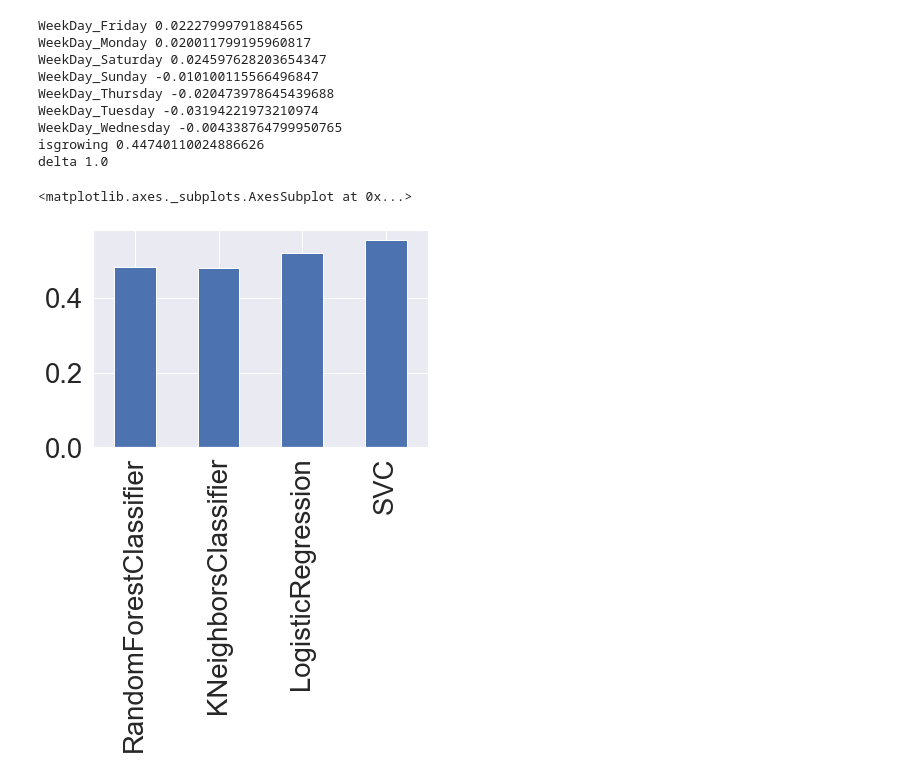
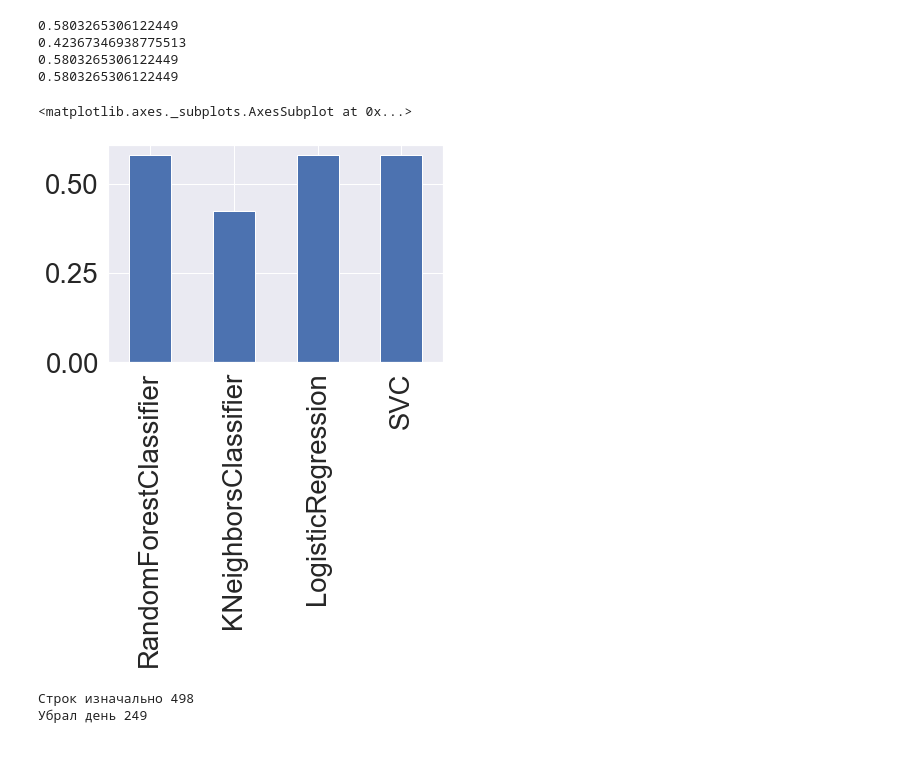
Before and after one commit to mtvlkvk/JupiterNB, a Jupyter notebook: MyAnaconda3.ipynb, the cells around one changed output. Drawn from its saved outputs; the diff is of its cells as text; code cells hidden in the pictures.

```diff
--- a/MyAnaconda3.ipynb
+++ b/MyAnaconda3.ipynb
@@ -92,5 +63,5 @@ sns.heatmap(corr_matrix,annot=True,fmt = ".2f",cbar = True,cmap='PuOr',annot_kws
 # %%
-# Судя по результатам, никакой связи нет. Везде значения меньше 0.1
-# Но может быть в воскресенье, и то цена не падает, а растет. Вроде так???
-for i in corr_matrix:
-    print(i, corr_matrix[i]['isgrowing'])
+# # Судя по результатам, никакой связи нет. Везде значения меньше 0.1
+# # Но может быть в воскресенье, и то цена не падает, а растет. Вроде так???
+# for i in corr_matrix:
+#     print(i, corr_matrix[i]['isgrowing'])
@@ -110,5 +72,5 @@ data_my['delta']=sd['delta']
 # %%
-sns.set(font_scale=2.5)
-plt.figure(figsize=(40,30))
-corr_matrix=data_my.corr()
-sns.heatmap(corr_matrix,annot=True,fmt = ".2f",cbar = True,cmap='PuOr',annot_kws={"size":14})
+# sns.set(font_scale=2.5)
+# plt.figure(figsize=(40,30))
+# corr_matrix=data_my.corr()
+# sns.heatmap(corr_matrix,annot=True,fmt = ".2f",cbar = True,cmap='PuOr',annot_kws={"size":14})
@@ -118,14 +77,4 @@ sns.heatmap(corr_matrix,annot=True,fmt = ".2f",cbar = True,cmap='PuOr',annot_kws
 # %%
-# Похоже что не фига не зависит. Как-то так?
-for i in corr_matrix:
-    print(i, corr_matrix[i]['delta'])
+# # Похоже что не фига не зависит. Как-то так?
+# for i in corr_matrix:
+#     print(i, corr_matrix[i]['delta'])
-# %% [output]
-WeekDay_Friday 0.02227999791884565
-WeekDay_Monday 0.020011799195960817
-WeekDay_Saturday 0.024597628203654347
-WeekDay_Sunday -0.010100115566496847
-WeekDay_Thursday -0.020473978645439688
-WeekDay_Tuesday -0.03194221973210974
-WeekDay_Wednesday -0.004338764799950765
-isgrowing 0.44740110024886626
-delta 1.0
@@ -134,6 +81,8 @@ histohrams = sd.hist(grid=False, figsize=(10, 10), textsize=1)
 # %%
-# СЮДА ДОБАВИЛ СТОЛБЕЦ VOLUME. ИНАЧЕ БЫЛА ОШИБКА ЧТО "ОДНОМЕРРНЫЙ МАССИВ ВО ВХОДНЫХ ДАННЫХ - НЕ КОМИЛЬФО"
-train=sd[['WeekDayNmb','volume']]
+# ДОБАВИЛ НУЛЕВОЙ СТОЛБЕЦ И УБРАЛ ВСЕ ДНИ КРОМЕ СУББ И ВОСКР
+sd['empty']=0
+sd = sd.query("WeekDayNmb  in [5,6]")
+train=sd[['WeekDayNmb','empty']]
 target=sd['isgrowing']
 train_parm, test_parm, train_indic, test_indic = model_selection.train_test_split(
     train, target, test_size = 0.3, random_state = 0)
@@ -157,7 +106,25 @@ itog_val['LogisticRegression'] = scores.mean()
 scores = cross_val_score(model_svc, train, target, cv = kfold)
 itog_val['SVC'] = scores.mean()
 # %%
+for i in itog_val:
+    print (itog_val[i])
 DataFrame.from_dict(data = itog_val, orient='index').plot(kind='bar', legend=False)
 # %% [output]
-<matplotlib.axes._subplots.AxesSubplot at 0x...>
+0.5803265306122449
+0.42367346938775513
+0.5803265306122449
+0.5803265306122449
+<matplotlib.axes._subplots.AxesSubplot at 0x...>
-[figure, old version]
+[figure, new version]
+# %%
+# УЖЕ ЛУЧШЕ. А ЧТО ЕСЛИ УБРАТЬ ВОСКРЕСЕНЬЕ.
+print ("Строк изначально",sd['open'].count())
+sd = sd.query("WeekDayNmb  in [5]")
+print ("Убрал день",sd['open'].count())
+train=sd[['WeekDayNmb','empty']]
+target=sd['isgrowing']
+train_parm, test_parm, train_indic, test_indic = model_selection.train_test_split(
+    train, target, test_size = 0.3, random_state = 0)
+# %% [output]
+Строк изначально 498
+Убрал день 249
```
Also changed, not shown: parts of 20 cells of this notebook.
